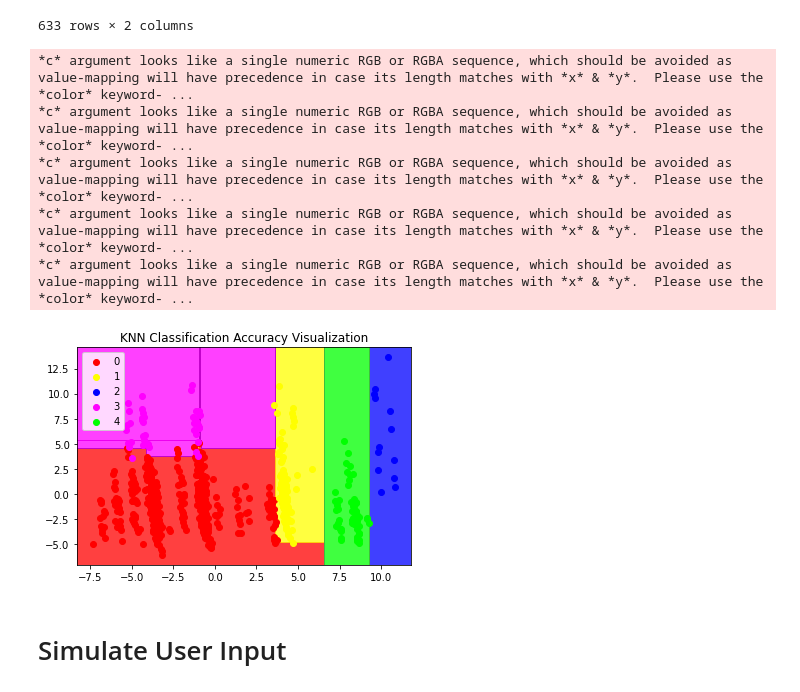
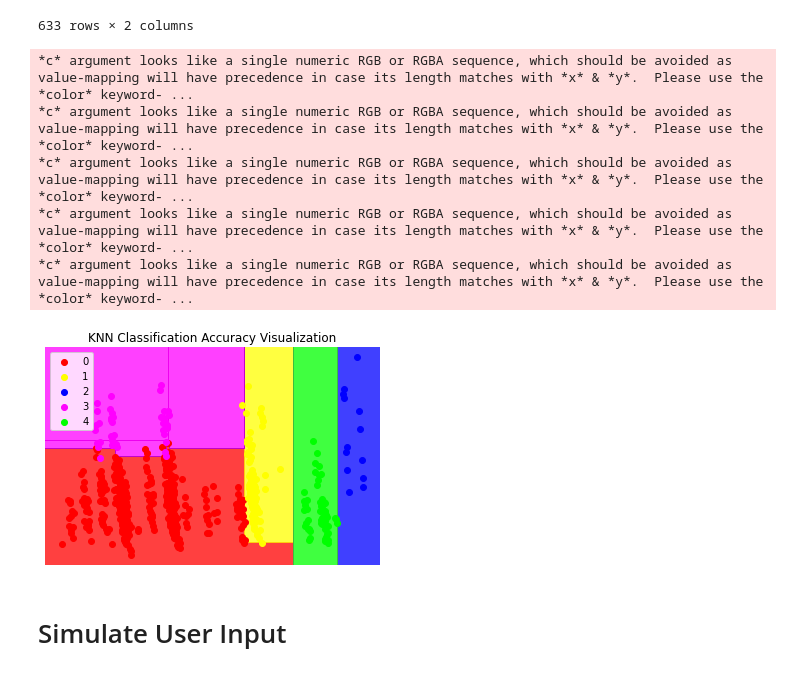
Before and after one commit to WeichenTeo/CSC3005-Data-Analytics, a Jupyter notebook: DataAnalytics.ipynb, the cells around one changed output. Drawn from its saved outputs; the diff is of its cells as text; code cells hidden in the pictures.

```diff
--- a/DataAnalytics.ipynb
+++ b/DataAnalytics.ipynb
@@ -447,28 +445,29 @@ Accuracy :  0.9826224328593997
 # %%
 from matplotlib.colors import ListedColormap
 X_set, y_set = X_test, Y_test
 
 X1, X2 = np.meshgrid(np.arange(start = X_set[:, 0].min() - 1, stop = X_set[:, 0].max() + 1, step = 0.01),
                      np.arange(start = X_set[:, 1].min() - 1, stop = X_set[:, 1].max() + 1, step = 0.01))
 #Visual glitch occurred with yellow not showing
 #Resolved by adding a dummy value at 3rd position of the ListedColormap
 plt.contourf(X1, X2, clf2.predict(np.array([X1.ravel(), X2.ravel()]).T).reshape(X1.shape),
              alpha = 0.75, cmap = ListedColormap(('red', 'yellow', 'blue', 'none', 'magenta', 'lime')))
 plt.xlim(X1.min(), X1.max())
 plt.ylim(X2.min(), X2.max())
 for i, j in enumerate(np.unique(y_set)):
     plt.scatter(X_set[y_set == j, 0], X_set[y_set == j, 1],
                 c = ListedColormap(('red', 'yellow', 'blue', 'magenta', 'lime'))(i), label = j)
 plt.title('KNN Classification Accuracy Visualization')
+plt.axis('off')
 plt.legend()
 plt.show()
 # %% [output]
 *c* argument looks like a single numeric RGB or RGBA sequence, which should be avoided as value-mapping will have precedence in case its length matches with *x* & *y*.  Please use the *color* keyword- ...
 *c* argument looks like a single numeric RGB or RGBA sequence, which should be avoided as value-mapping will have precedence in case its length matches with *x* & *y*.  Please use the *color* keyword- ...
 *c* argument looks like a single numeric RGB or RGBA sequence, which should be avoided as value-mapping will have precedence in case its length matches with *x* & *y*.  Please use the *color* keyword- ...
 *c* argument looks like a single numeric RGB or RGBA sequence, which should be avoided as value-mapping will have precedence in case its length matches with *x* & *y*.  Please use the *color* keyword- ...
 *c* argument looks like a single numeric RGB or RGBA sequence, which should be avoided as value-mapping will have precedence in case its length matches with *x* & *y*.  Please use the *color* keyword- ...
-[figure, old version]
+[figure, new version]
 # %% [markdown]
 <h1>Simulate User Input </h1>
 # %% [markdown]
```
Also changed, not shown: parts of 2 cells of this notebook.
